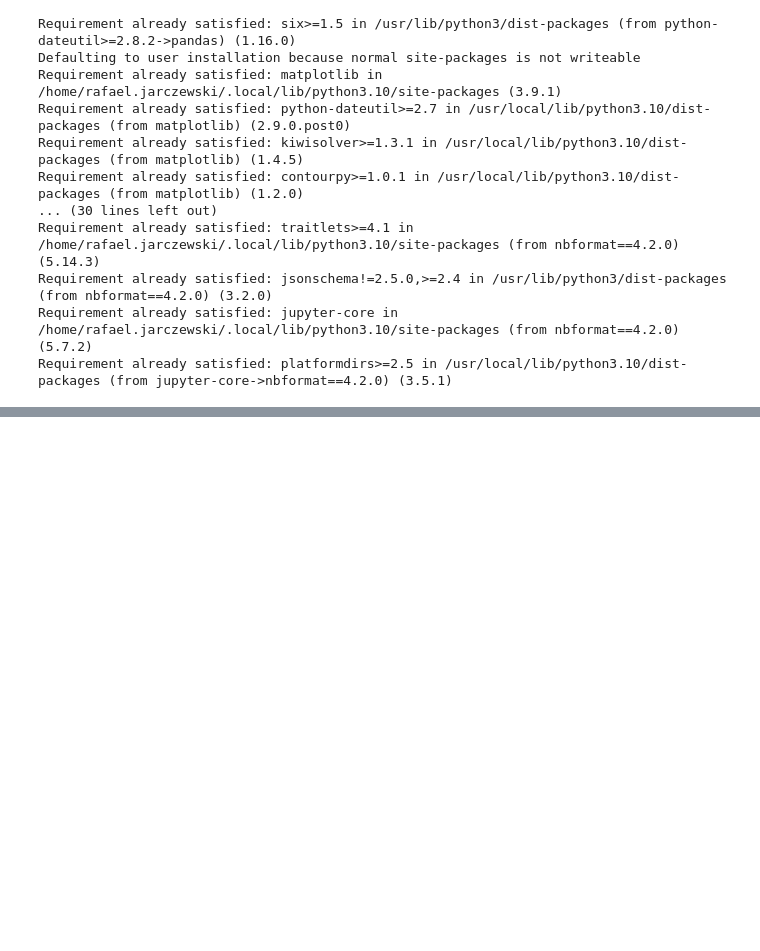
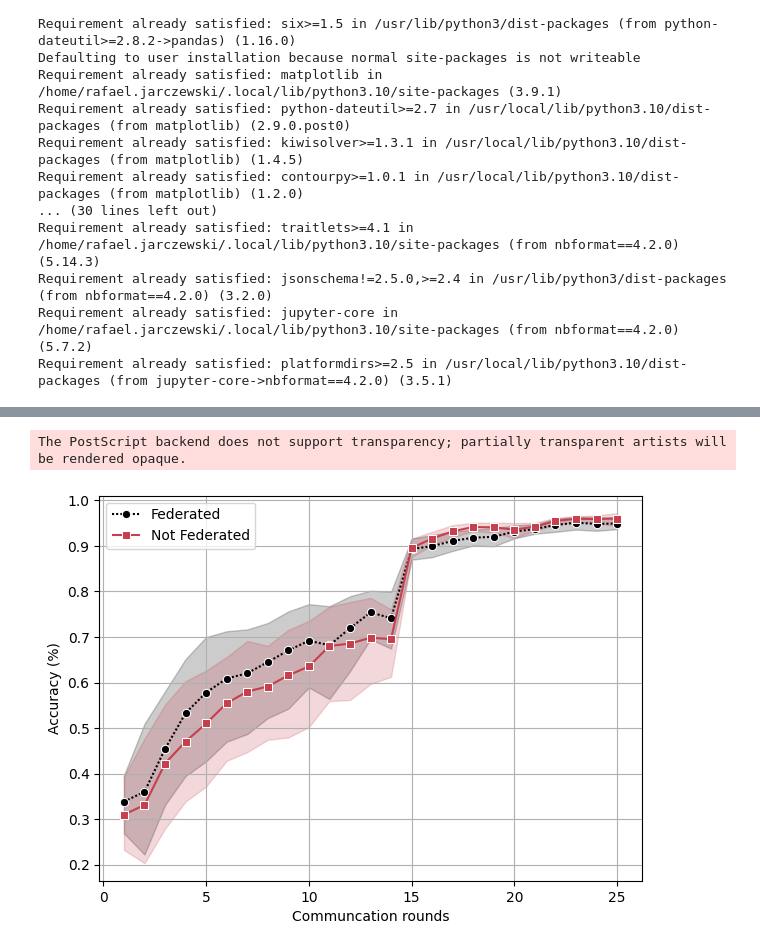
Before and after one commit to rafaeloj/LetsFed, a Jupyter notebook: ds copy.ipynb, the cells around one changed output, grey strips where cells are left out. Saved outputs shown, nothing was run; the diff lists cells and outputs as text; code cells hidden in the pictures; blank space fills up the shorter version.

```diff
--- a/ds copy.ipynb
+++ b/ds copy.ipynb
@@ -97,0 +99,15 @@ fig.savefig("literature_compare.png", dpi=500)
+# %%
+d = pd.read_csv('logs/c-data.csv')
+# %%
+fig, ax = plt.subplots(figsize=(7,5))
+
+sns.lineplot(ax=ax, data=d, x='rounds', y='g_eval_acc', dashes=[1,1], marker="o", label="Federated", color=np.array([1.4620e-03, 4.6600e-04, 1.3866e-02, 1.0000e+00]))
+sns.lineplot(ax=ax, data=d, x='rounds', y='l_eval_acc', dashes=[1,0], marker="s", label="Not Federated", color=np.array([0.780517, 0.243327, 0.299523, 1.      ]))
+ax.legend()
+ax.grid(True)
+ax.set_xlabel("Communcation rounds")
+ax.set_ylabel("Accuracy (%)")
+fig.savefig("acc-with-iid.eps", format='eps', dpi=200)
+# %% [output]
+The PostScript backend does not support transparency; partially transparent artists will be rendered opaque.
+[figure, added]
```
Also changed, not shown: parts of 15 cells of this notebook, 48 other files.
